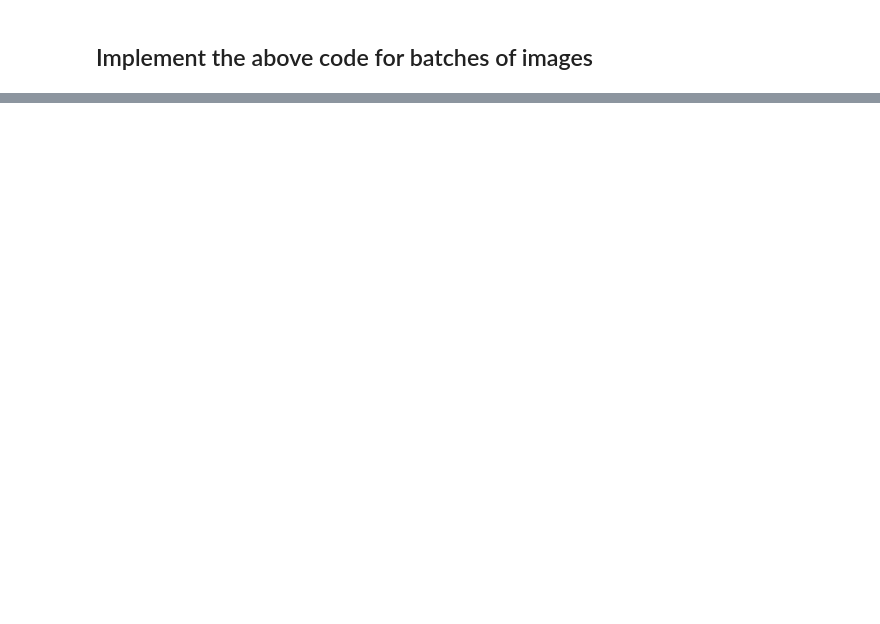
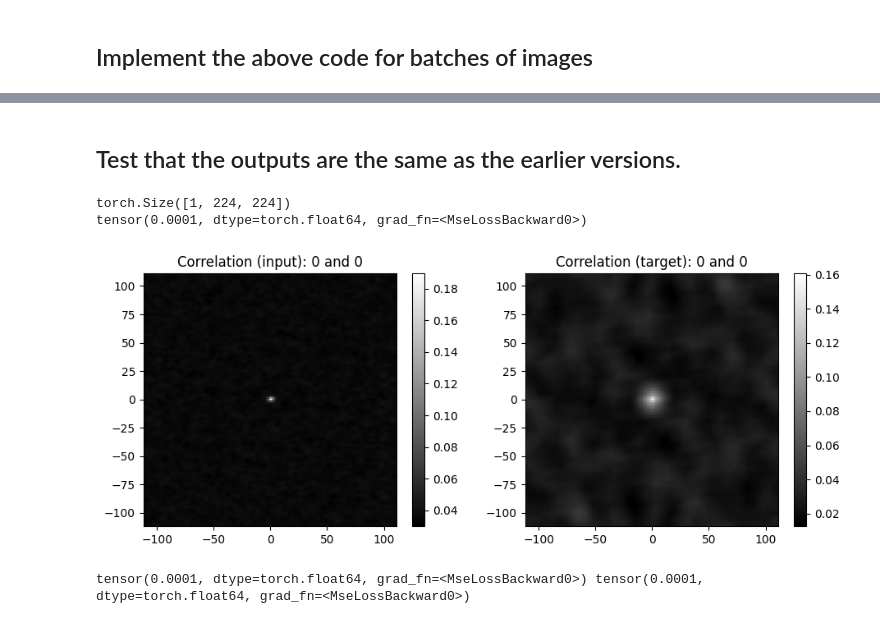
Before and after one commit to sajjad-git/pytorch-fft-loss, a Jupyter notebook: FFT_Loss.ipynb, the cells around one changed output, grey strips where cells are left out. Cells and saved outputs as stored; diff of their text form; code cells hidden in the pictures; blank space fills up the shorter version.

Commit message:
Sanity check the FFT loss that takes batches of images.
The new function's outputs are consistent with the older versions that took singleton images)

```diff
--- a/FFT_Loss.ipynb
+++ b/FFT_Loss.ipynb
@@ -751,0 +755,13 @@ tensor(0.0014, dtype=torch.float64, grad_fn=<MseLossBackward0>)
+# %% [markdown]
+## Test that the outputs are the same as the earlier versions.
+# %%
+batch_fft_loss = fft_loss(input1.unsqueeze(dim=0), target1.unsqueeze(dim=0)) # feed in batches
+singleton_fft_loss = two_pt_fft_loss(input1, target1)
+# %% [output]
+torch.Size([1, 224, 224])
+tensor(0.0001, dtype=torch.float64, grad_fn=<MseLossBackward0>)
+[figure, added]
+# %%
+print(batch_fft_loss, singleton_fft_loss)
+# %% [output]
+tensor(0.0001, dtype=torch.float64, grad_fn=<MseLossBackward0>) tensor(0.0001, dtype=torch.float64, grad_fn=<MseLossBackward0>)
```
Also changed, not shown: parts of 14 cells of this notebook.
